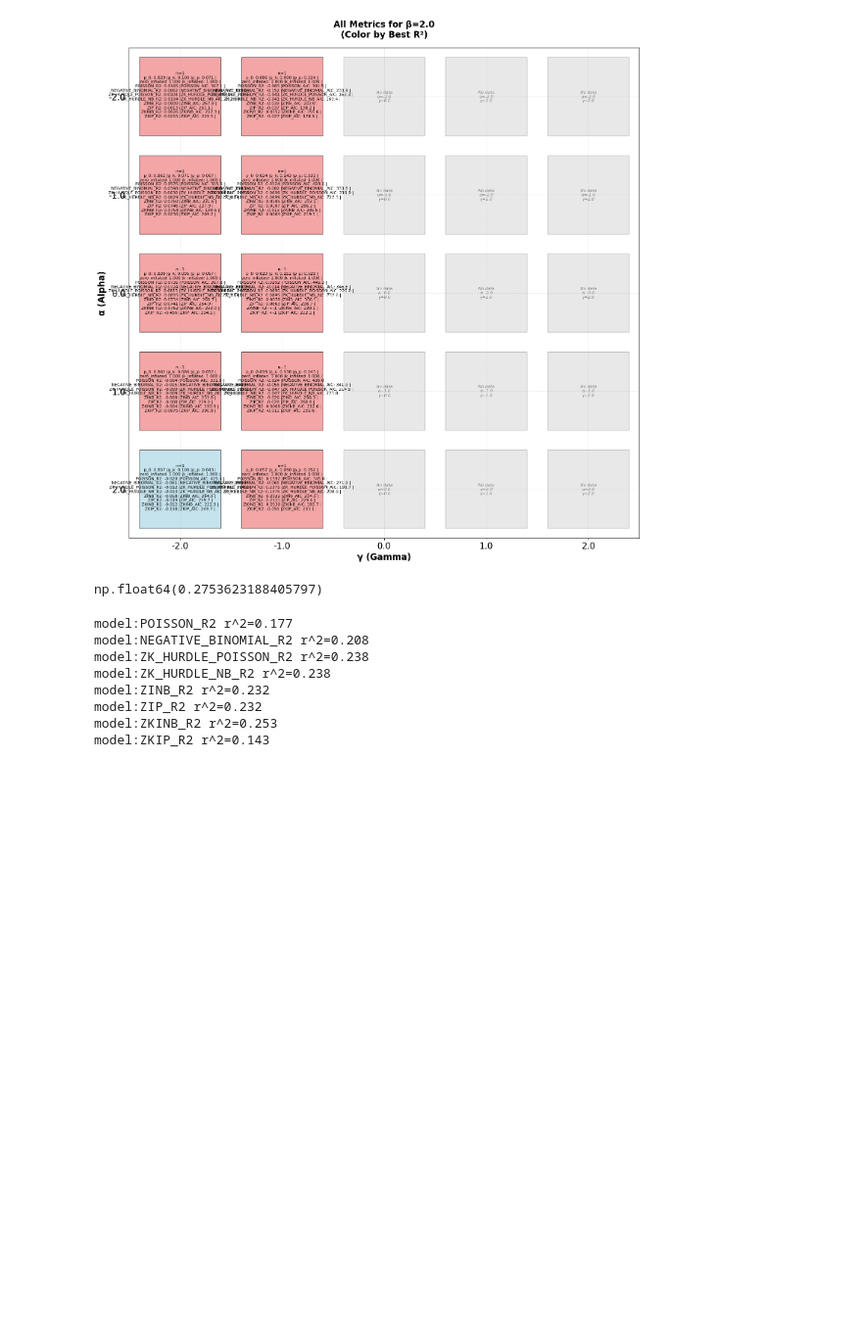
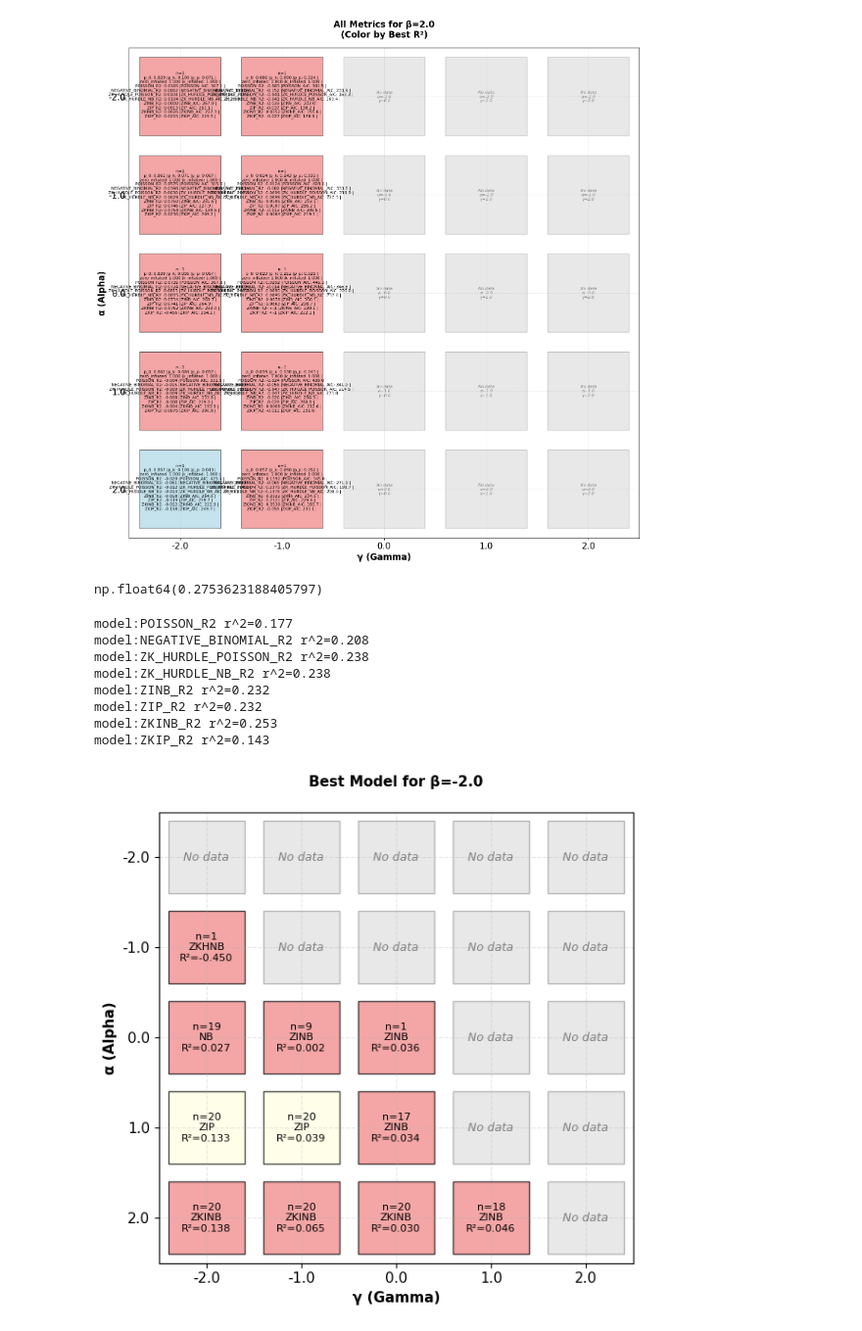
Before and after one commit to JPasindu/ResearchProjectMain, a Jupyter notebook: Final Simulation/visualizations.ipynb, the cells around one changed output. Shown at 98% size. Drawn from its saved outputs; the diff is of its cells as text; code cells hidden in the pictures; blank space fills up the shorter version.

```diff
--- a/Final Simulation/visualizations.ipynb
+++ b/Final Simulation/visualizations.ipynb
@@ -594,3 +594,101 @@ model:ZINB_R2 r^2=0.232
 model:ZIP_R2 r^2=0.232
 model:ZKINB_R2 r^2=0.253
 model:ZKIP_R2 r^2=0.143
+# %%
+dfp=results_H
+# List of R² columns for different models
+r2_columns = ['POISSON_R2', 'NEGATIVE_BINOMIAL_R2', 'ZK_HURDLE_POISSON_R2',
+              'ZK_HURDLE_NB_R2', 'ZINB_R2', 'ZIP_R2', 'ZKINB_R2', 'ZKIP_R2']
+
+# Shorter model names for display (optional)
+model_names = ['POIS', 'NB', 'ZKHP', 'ZKHNB', 'ZINB', 'ZIP', 'ZKINB', 'ZKIP']
+
+# Generate alpha, beta, and gamma values
+beta_values = np.linspace(-2, 2, 5)
+alphas = np.linspace(-2, 2, 5)
+gammas = np.linspace(-2, 2, 5)
+
+sizz = 6
+tolerance = 1e-9
+
+for beta_idx, beta_val in enumerate(beta_values):
+    fig, ax = plt.subplots(figsize=(sizz, sizz))
+
+    for i, alpha in enumerate(alphas):
+        for j, gamma in enumerate(gammas):
+            x_pos = j
+            y_pos = len(alphas) - 1 - i
+
+            # Use tolerance for float comparison
+            mask = (
+                (np.abs(dfp['alpha'] - alpha) < tolerance) &
+                (np.abs(dfp['gamma'] - gamma) < tolerance) &
+                (np.abs(dfp['beta'] - beta_val) < tolerance)
+            )
+            filtered_data = dfp.loc[mask]
+
+            if not filtered_data.empty:
+                count = len(filtered_data)
+
+                # Calculate mean R² for EACH model across the filtered rows
+                r2_means = []
+                for r2_col in r2_columns:
+                    if r2_col in filtered_data.columns:
+                        r2_means.append(filtered_data[r2_col].mean())
+                    else:
+                        r2_means.append(-np.inf)  # Use -inf if column doesn't exist
+
+                # Find the model with highest average R²
+                best_idx = np.argmax(r2_means)
+                best_r2 = r2_means[best_idx]
+                best_model = model_names[best_idx] if best_idx < len(model_names) else r2_columns[best_idx]
+
+                # Create text
+                text = f"n={count}\n"
+                text += f"{best_model}\n"
+                text += f"R²={best_r2:.3f}"
+
+                # Choose color based on model type (optional)
+                color = 'lightblue'
+                if 'POIS' in best_model:
+                    color = 'lightgreen'
+                elif 'NB' in best_model:
+                    color = 'lightcoral'
+                elif 'Z' in best_model:
+                    color = 'lightyellow'
+
+                rect = plt.Rectangle((x_pos - 0.4, y_pos - 0.4), 0.8, 0.8,
+                                    facecolor=color, edgecolor='black',
+                                    alpha=0.7, linewidth=1)
+                ax.add_patch(rect)
+
+                ax.text(x_pos, y_pos, text,
+                       ha='center', va='center',
+                       fontsize=8,  # Reduced font size
+                       linespacing=1.2)
+            else:
+                rect = plt.Rectangle((x_pos - 0.4, y_pos - 0.4), 0.8, 0.8,
+                                    facecolor='lightgray', edgecolor='gray',
+                                    alpha=0.5, linewidth=1)
+                ax.add_patch(rect)
+                ax.text(x_pos, y_pos, "No data",
+                       ha='center', va='center',
+                       fontsize=9, color='gray', style='italic')
+
+    # Set up the plot
+    ax.set_xlim(-0.5, len(gammas) - 0.5)
+    ax.set_ylim(-0.5, len(alphas) - 0.5)
+    ax.set_xticks(np.arange(len(gammas)))
+    ax.set_yticks(np.arange(len(alphas)))
+    ax.set_xticklabels([f'{g:.1f}' for g in gammas], fontsize=sizz+5)
+    ax.set_yticklabels([f'{a:.1f}' for a in alphas[::-1]], fontsize=sizz+5)
+    ax.set_xlabel('γ (Gamma)', fontsize=sizz+5, fontweight='bold')
+    ax.set_ylabel('α (Alpha)', fontsize=sizz+5, fontweight='bold')
+    ax.set_title(f'Best Model for β={beta_val:.1f}',
+                fontsize=sizz+5, fontweight='bold', pad=20)
+    ax.grid(True, alpha=0.3, linestyle='--')
+
+    plt.tight_layout()
+    plt.show()
+# %% [output]
+[figure, added]
```
Also changed, not shown: parts of 1 cell of this notebook, 2 other files.
